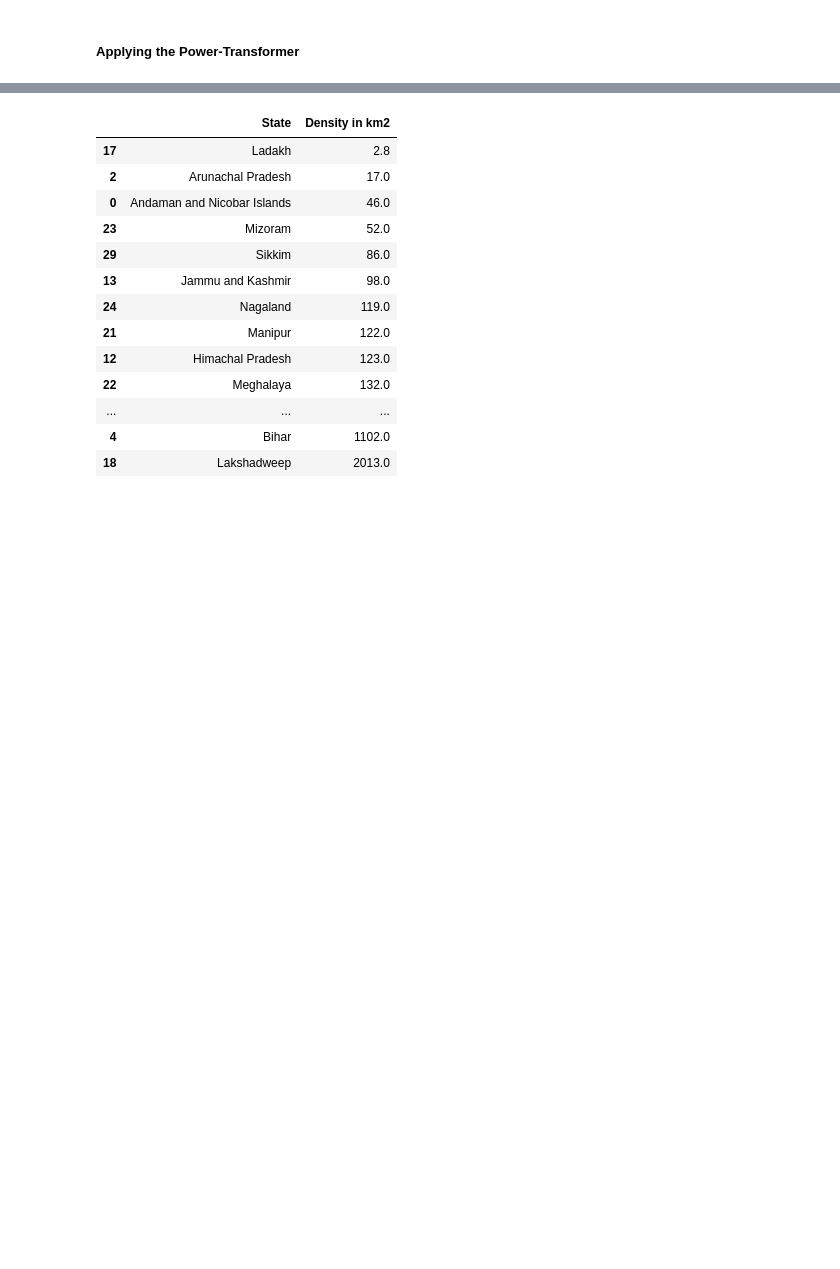
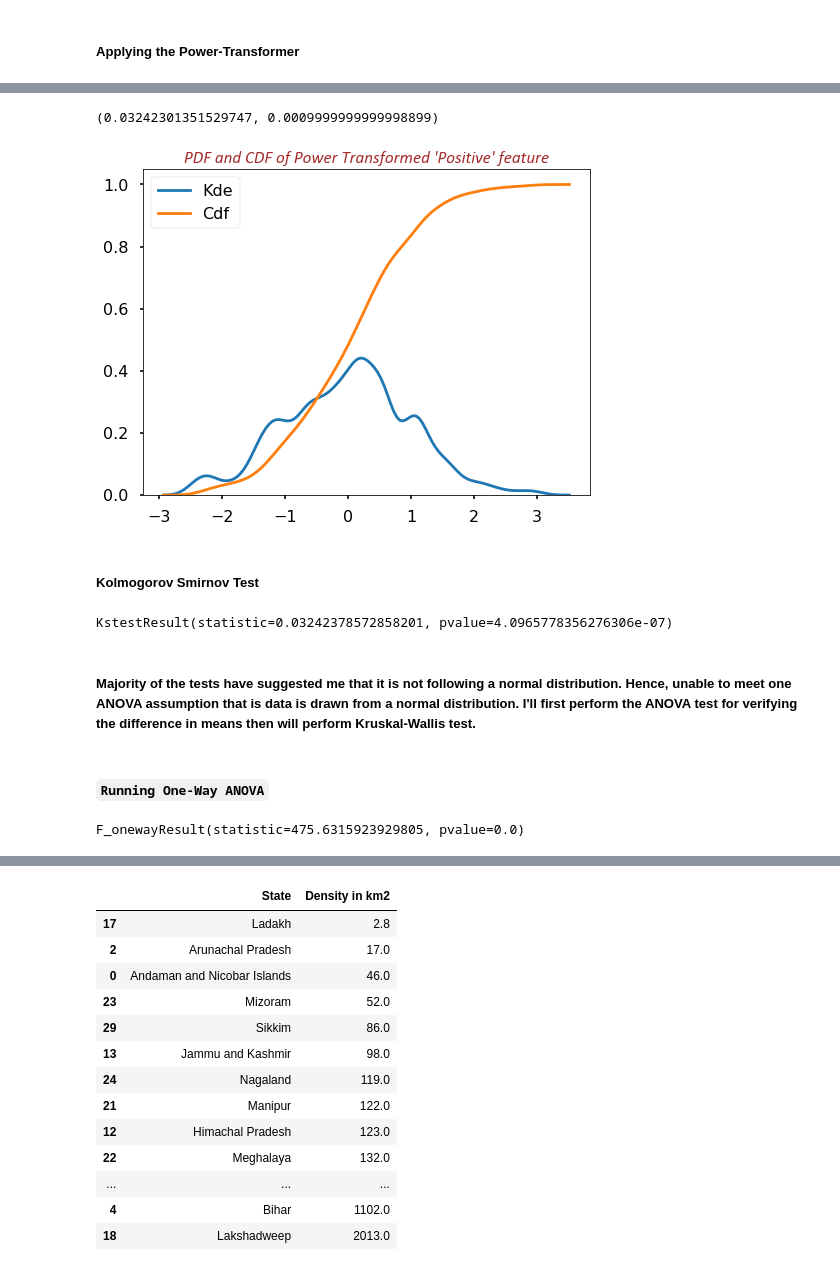
Before and after one commit to raj-shr-git/AAIC_Practice, a Jupyter notebook: VIDEO_PRACTICE/MODULE-1/ANOVA_Test.ipynb, the cells around one changed output, grey strips where cells are left out. Cells and saved outputs as stored; diff of their text form; code cells hidden in the pictures; blank space fills up the shorter version.

```diff
--- a/VIDEO_PRACTICE/MODULE-1/ANOVA_Test.ipynb
+++ b/VIDEO_PRACTICE/MODULE-1/ANOVA_Test.ipynb
@@ -433,0 +453,32 @@ grps_pos_cases.describe()
+# %%
+from statsmodels.stats.diagnostic import lilliefors  ## It is a Kolmogorov-Smirnov Test with estimated parameters
+
+lilliefors(positive_pt['PT_POS'],dist='norm')
+# %% [output]
+(0.03242301351529747, 0.0009999999999998899)
+# %%
+with plt.style.context('seaborn-poster'):
+    plt.figure(figsize=(8,6))
+    sns.kdeplot(positive_pt['PT_POS'],label='Kde')
+    sns.kdeplot(positive_pt['PT_POS'],cumulative=True,label='Cdf')
+    plt.title("PDF and CDF of Power Transformed 'Positive' feature",fontdict=font_dicts(kind='title'));
+# %% [output]
+[figure, added]
+# %% [markdown]
+##### **Kolmogorov Smirnov Test**
+# %%
+scipy.stats.kstest(pop_test_df['positive_pt'],cdf=scipy.stats.norm.cdf)
+# %% [output]
+KstestResult(statistic=0.03242378572858201, pvalue=4.0965778356276306e-07)
+# %% [markdown]
+##### **Majority of the tests have suggested me that it is not following a normal distribution. Hence, unable to meet one ANOVA assumption that is data is drawn from a normal distribution. I'll first perform the ANOVA test for verifying the difference in means then will perform Kruskal-Wallis test.**
+# %% [markdown]
+#### **``Running One-Way ANOVA``**
+# %%
+scipy.stats.f_oneway(pop_test_df[pop_test_df['Dense_grp'] == 'Dense1']['positive_pt'],
+                     pop_test_df[pop_test_df['Dense_grp'] == 'Dense2']['positive_pt'],
+                     pop_test_df[pop_test_df['Dense_grp'] == 'Dense3']['positive_pt'],
+                     pop_test_df[pop_test_df['Dense_grp'] == 'Dense4']['positive_pt'],
+                     pop_test_df[pop_test_df['Dense_grp'] == 'Dense5']['positive_pt'])
+# %% [output]
+F_onewayResult(statistic=475.6315923929805, pvalue=0.0)
```
Also changed, not shown: parts of 65 cells of this notebook.
